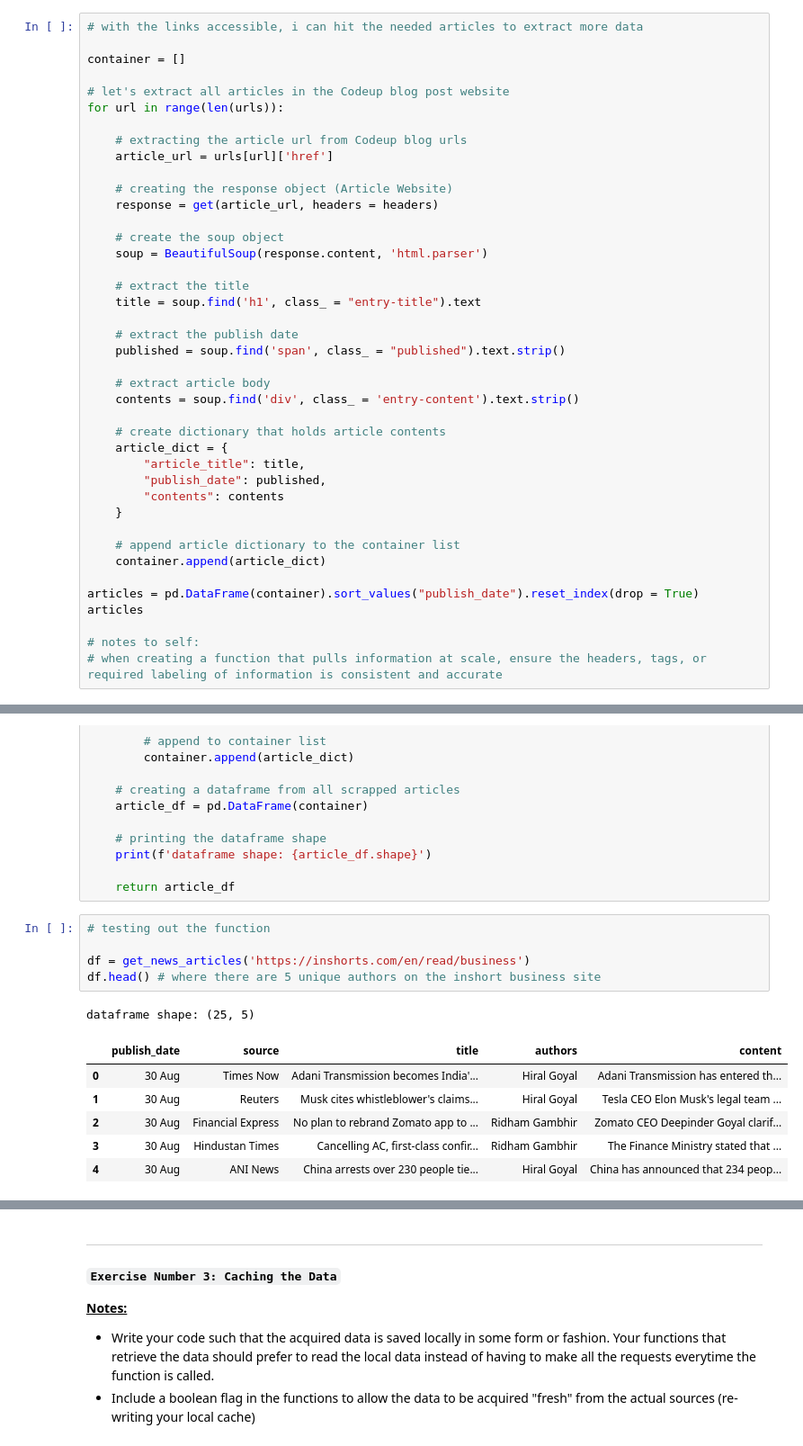
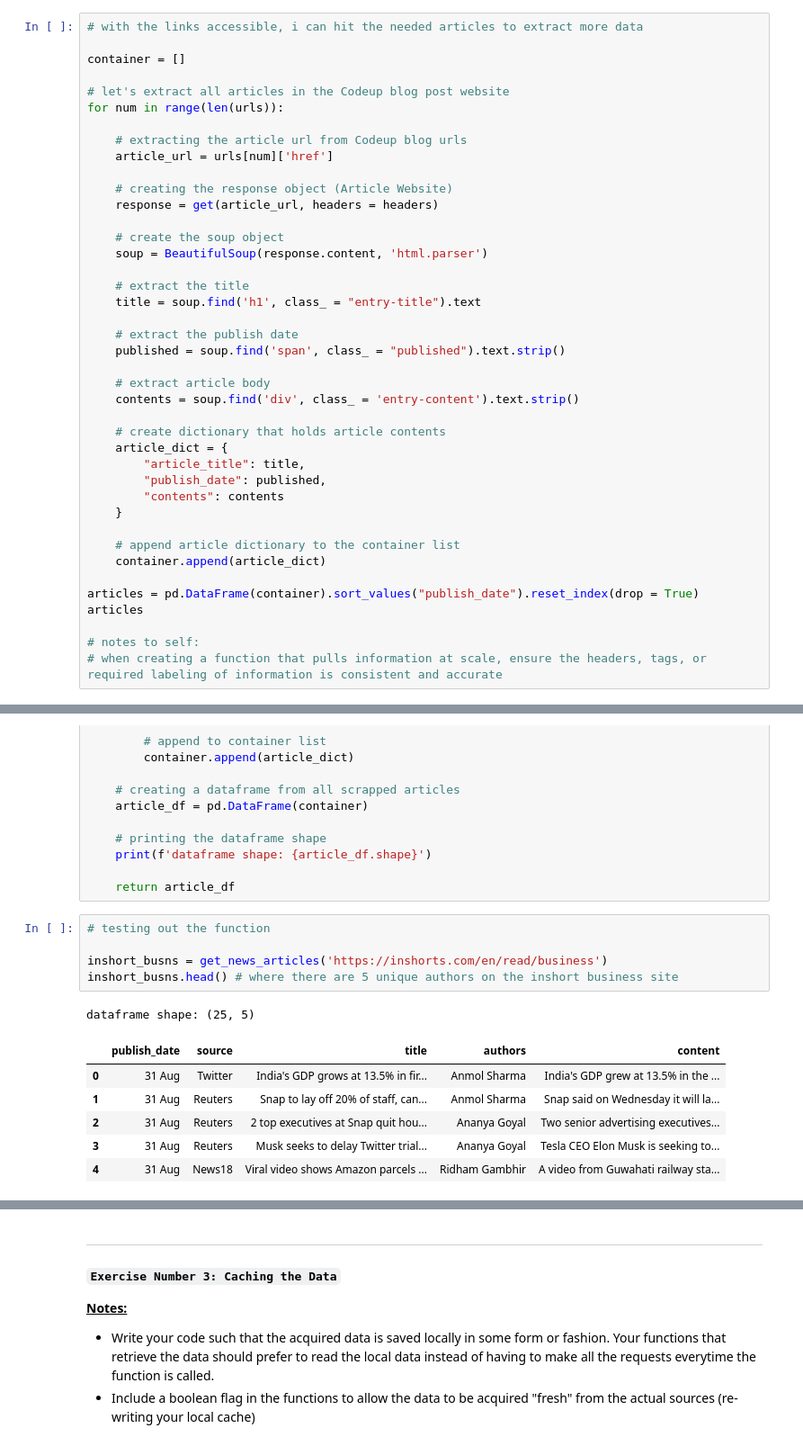
Before and after one commit to mijailmariano/natural-language-processing-exercises, a Jupyter notebook: web_scrapping.ipynb, the cells around one changed output, grey strips where cells are left out. Shown at 90% size. Cells and saved outputs as stored; diff of their text form.

```diff
--- a/web_scrapping.ipynb
+++ b/web_scrapping.ipynb
@@ -151,10 +162,10 @@ urls[0]['href']
 container = []
 
 # let's extract all articles in the Codeup blog post website
-for url in range(len(urls)):
+for num in range(len(urls)):
 
     # extracting the article url from Codeup blog urls
-    article_url = urls[url]['href']
+    article_url = urls[num]['href']
 
     # creating the response object (Article Website)
     response = get(article_url, headers = headers)
@@ -414,16 +580,16 @@ def get_news_articles(website_url):
 # %%
 # testing out the function
 
-df = get_news_articles('https://inshorts.com/en/read/business')
-df.head() # where there are 5 unique authors on the inshort business site
+inshort_busns = get_news_articles('https://inshorts.com/en/read/business')
+inshort_busns.head() # where there are 5 unique authors on the inshort business site
 # %% [output]
 dataframe shape: (25, 5)
 |  | publish_date | source | title | authors | content |
-| 0 | 30 Aug | Times Now | Adani Transmission becomes India'... | Hiral Goyal | Adani Transmission has entered th... |
-| 1 | 30 Aug | Reuters | Musk cites whistleblower's claims... | Hiral Goyal | Tesla CEO Elon Musk's legal team ... |
-| 2 | 30 Aug | Financial Express | No plan to rebrand Zomato app to ... | Ridham Gambhir | Zomato CEO Deepinder Goyal clarif... |
-| 3 | 30 Aug | Hindustan Times | Cancelling AC, first-class confir... | Ridham Gambhir | The Finance Ministry stated that ... |
-| 4 | 30 Aug | ANI News | China arrests over 230 people tie... | Hiral Goyal | China has announced that 234 peop... |
+| 0 | 31 Aug | Twitter | India's GDP grows at 13.5% in fir... | Anmol Sharma | India's GDP grew at 13.5% in the ... |
+| 1 | 31 Aug | Reuters | Snap to lay off 20% of staff, can... | Anmol Sharma | Snap said on Wednesday it will la... |
+| 2 | 31 Aug | Reuters | 2 top executives at Snap quit hou... | Ananya Goyal | Two senior advertising executives... |
+| 3 | 31 Aug | Reuters | Musk seeks to delay Twitter trial... | Ananya Goyal | Tesla CEO Elon Musk is seeking to... |
+| 4 | 31 Aug | News18 | Viral video shows Amazon parcels ... | Ridham Gambhir | A video from Guwahati railway sta... |
 # %%
 # testing the function on the 'Sports' section
 
```
Also changed, not shown: parts of 37 cells of this notebook, 3 other files.
